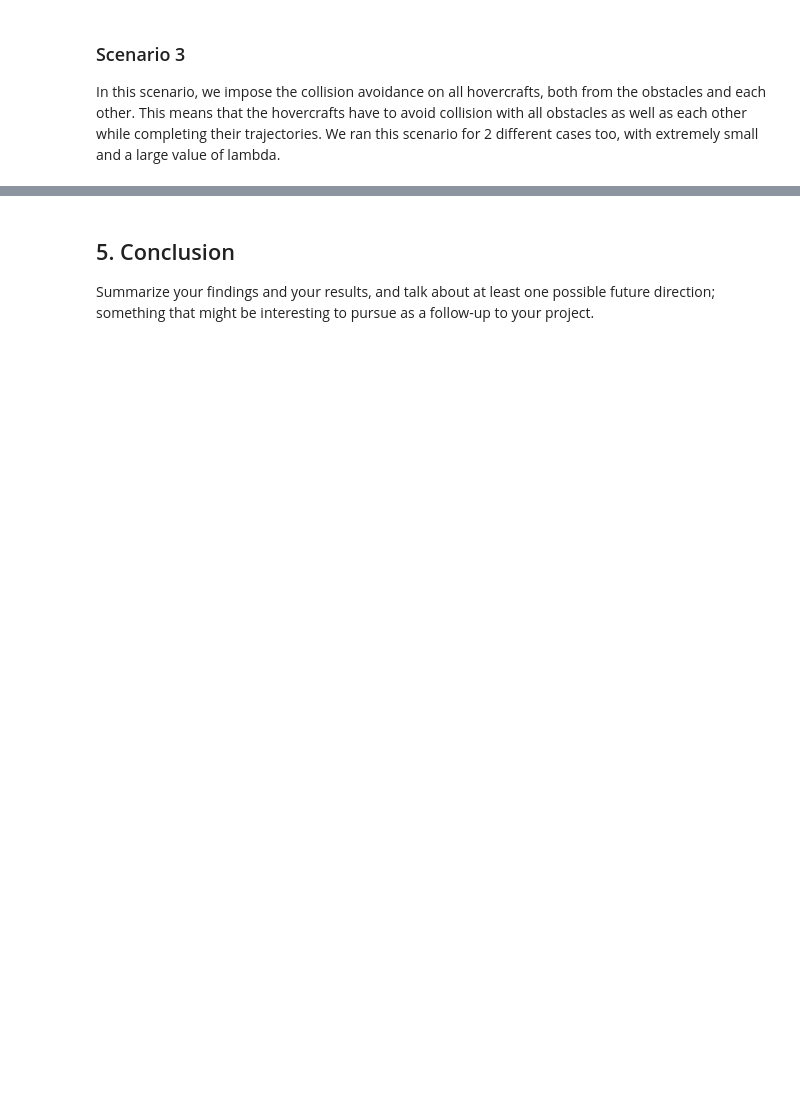
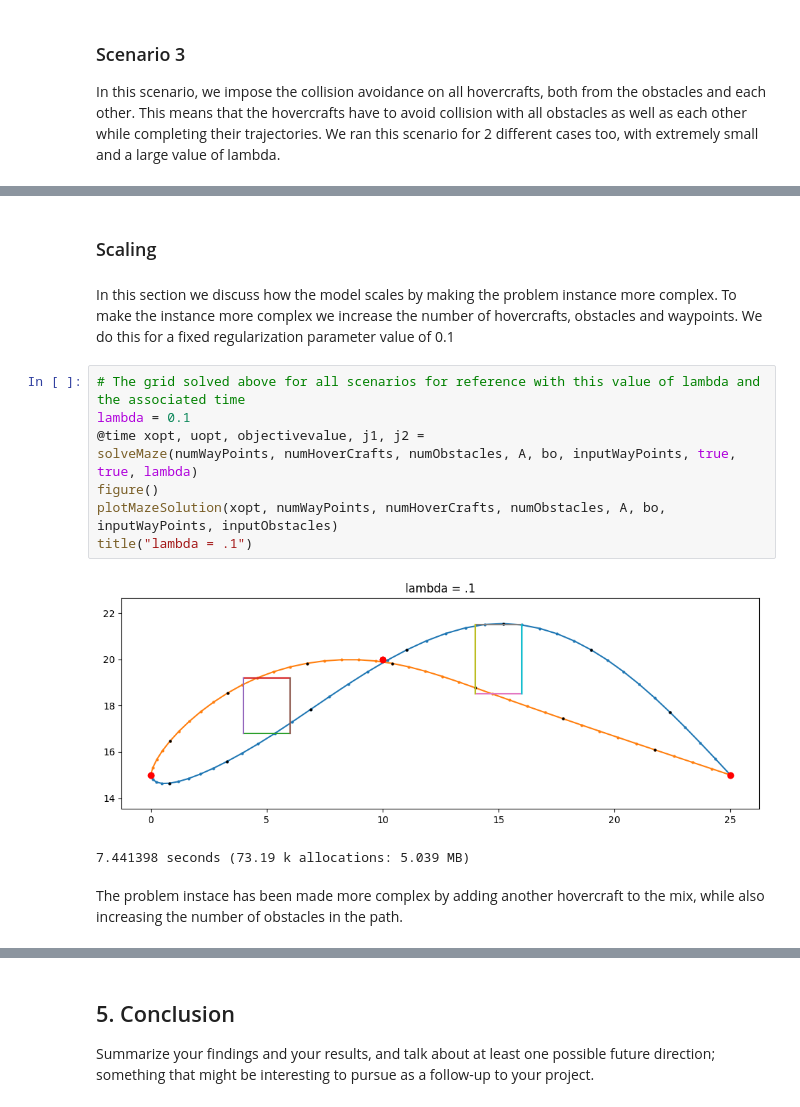
Before and after one commit to KaranTalreja/Hovercraft3D, a Jupyter notebook: draft1_project.ipynb, the cells around one changed output, grey strips where cells are left out. Saved outputs shown, nothing was run; the diff lists cells and outputs as text; blank space fills up the shorter version.

```diff
--- a/draft1_project.ipynb
+++ b/draft1_project.ipynb
@@ -528,3 +549,20 @@ ylabel(L"J_2\, (\sf waypoint\, mismatch)")
+# %% [markdown]
+### Scaling
+# %% [markdown]
+In this section we discuss how the model scales by making the problem instance more complex. To make the instance more complex we increase the number of hovercrafts, obstacles and waypoints. We do this for a fixed regularization parameter value of 0.1
+# %%
+# The grid solved above for all scenarios for reference with this value of lambda and the associated time
+lambda = 0.1
+@time xopt, uopt, objectivevalue, j1, j2 =
+solveMaze(numWayPoints, numHoverCrafts, numObstacles, A, bo, inputWayPoints, true, true, lambda)
+figure()
+plotMazeSolution(xopt, numWayPoints, numHoverCrafts, numObstacles, A, bo, inputWayPoints, inputObstacles)
+title("lambda = .1")
+# %% [output]
+[figure, added]
+7.441398 seconds (73.19 k allocations: 5.039 MB)
+# %% [markdown]
+The problem instace has been made more complex by adding another hovercraft to the mix, while also increasing the number of obstacles in the path.
 # %%
 lambda = 0.1
 
```
Also changed, not shown: parts of 23 cells of this notebook.
